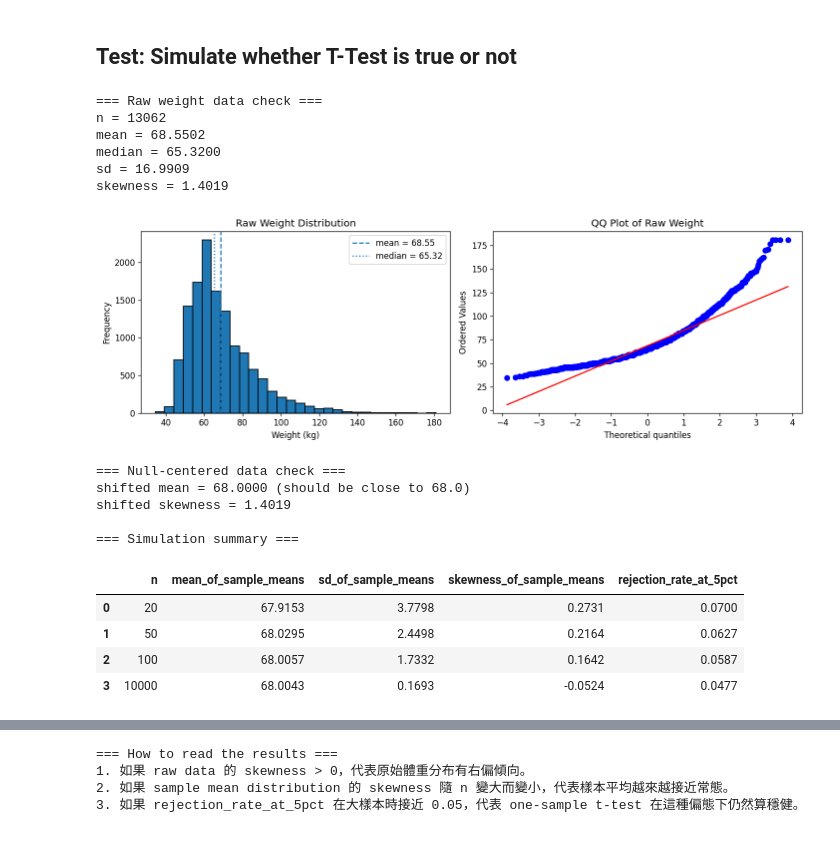
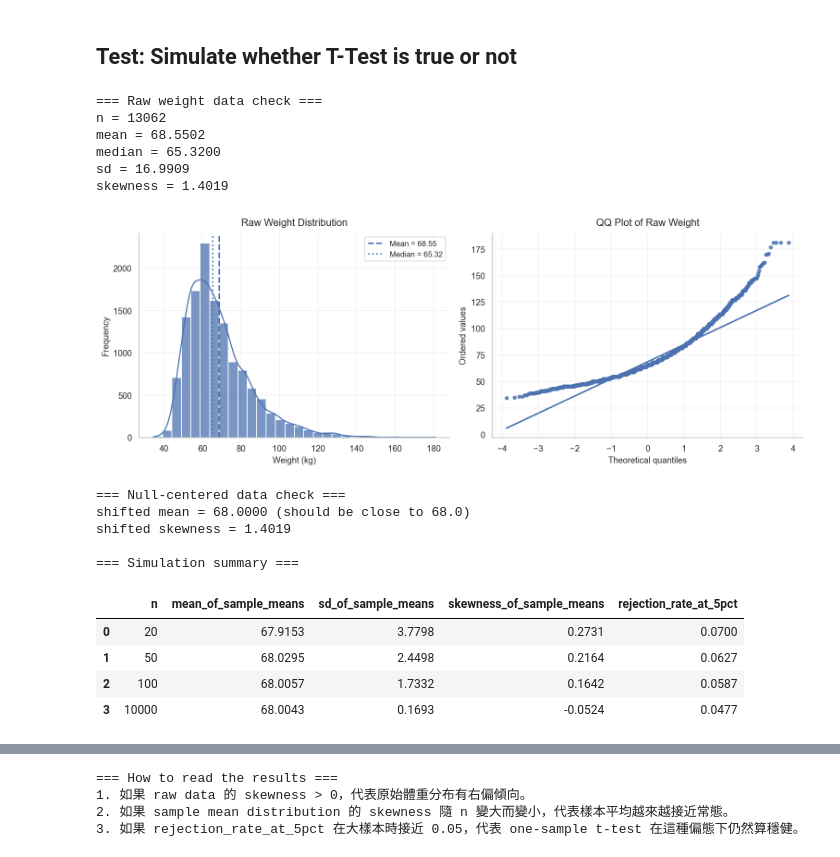
Before and after one commit to asd854026/2026-Spring-Stat2-Cycle2, a Jupyter notebook: notebooks/02_ContinueVariable_eda.ipynb, the cells around one changed output, grey strips where cells are left out. Cells and saved outputs as stored; diff of their text form; code cells hidden in the pictures.

```diff
--- a/notebooks/02_ContinueVariable_eda.ipynb
+++ b/notebooks/02_ContinueVariable_eda.ipynb
@@ -4,11 +4,15 @@
 ## 1. Data
 # %%
 from pathlib import Path
+import numpy as np
 import pandas as pd
+import seaborn as sns
 import matplotlib.pyplot as plt
 from IPython.display import display, Markdown
+from scipy import stats
 
 plt.rcParams['figure.dpi'] = 120
+sns.set_theme(style="whitegrid", context="notebook")
 
 ROOT = Path.cwd().resolve().parent
 PROCESSED_PATH = ROOT / "data" / "processed" / "yrbs_selected_cleaned.csv"
@@ -226,11 +106,19 @@ outlier_table = pd.DataFrame({
 outlier_table.to_csv(TAB_DIR / "02_weight_outlier_check.csv", index=False)
 display(outlier_table)
 
-plt.figure(figsize=(7, 2.8))
-plt.boxplot(w, vert=False)
-plt.title("Weight Boxplot")
-plt.xlabel("Weight (kg)")
+sns.set_theme(style="whitegrid", context="notebook")
+
+plt.figure(figsize=(8, 3.2))
+sns.boxplot(x=w, width=0.35)
+
+plt.axvline(w.mean(), linestyle="--", linewidth=2, label=f"Mean = {w.mean():.2f}")
+plt.axvline(w.median(), linestyle=":", linewidth=2, label=f"Median = {w.median():.2f}")
+
+plt.title("Weight Boxplot", fontsize=13, pad=10)
+plt.xlabel("Weight (kg)", fontsize=11)
+plt.legend(frameon=True, fontsize=9)
 plt.tight_layout()
+
 plt.savefig(FIG_DIR / "02_weight_boxplot.png", bbox_inches="tight")
 plt.show()
 # %% [output]
@@ -293,16 +169,11 @@ Together, these two figures suggest a **slight positive association** between th
 # %% [markdown]
 ## Test: Simulate whether T-Test is true or not
 # %%
-import numpy as np
-import pandas as pd
-import matplotlib.pyplot as plt
-from scipy import stats
-
 # ===== 0. 讀取你目前已清理好的體重資料 =====
 w = processed[CONT_VAR].dropna().to_numpy(dtype=float)
-mu0 = 68.0   # 這裡就是 68.0
+mu0 = 68.0
 alpha = 0.05
-B = 3000         # 模擬次數，可改成 5000 但會慢一些
+B = 3000
 sample_sizes = [20, 50, 100, 10000]
 
 print("=== Raw weight data check ===")
@@ -312,25 +183,36 @@ print(f"median = {np.median(w):.4f}")
 print(f"sd = {w.std(ddof=1):.4f}")
 print(f"skewness = {stats.skew(w, bias=False):.4f}")
 
-# ===== 1. 看原始分布：直方圖 + QQ plot =====
-fig, axes = plt.subplots(1, 2, figsize=(12, 4))
+# ===== 1. 原始分布：Histogram + QQ plot =====
+fig, axes = plt.subplots(1, 2, figsize=(13, 4.8))
 
-axes[0].hist(w, bins=30, edgecolor="black")
-axes[0].axvline(w.mean(), linestyle="--", label=f"mean = {w.mean():.2f}")
-axes[0].axvline(np.median(w), linestyle=":", label=f"median = {np.median(w):.2f}")
-axes[0].set_title("Raw Weight Distribution")
-axes[0].set_xlabel("Weight (kg)")
-axes[0].set_ylabel("Frequency")
-axes[0].legend()
+# Histogram
+sns.histplot(w, bins=30, kde=True, alpha=0.75, ax=axes[0])
+axes[0].axvline(w.mean(), linestyle="--", linewidth=2, label=f"Mean = {w.mean():.2f}")
+axes[0].axvline(np.median(w), linestyle=":", linewidth=2, label=f"Median = {np.median(w):.2f}")
+axes[0].set_title("Raw Weight Distribution", fontsize=13, pad=10)
+axes[0].set_xlabel("Weight (kg)", fontsize=11)
+axes[0].set_ylabel("Frequency", fontsize=11)
+axes[0].legend(frameon=True, fontsize=10)
+axes[0].grid(alpha=0.25)
 
-stats.probplot(w, dist="norm", plot=axes[1])
-axes[1].set_title("QQ Plot of Raw Weight")
+# QQ plot（自己畫，比 probplot 的預設好看）
+theoretical_q, ordered_vals = stats.probplot(w, dist="norm", fit=False)
+slope, intercept, _ = stats.probplot(w, dist="norm")[1]
 
+axes[1].scatter(theoretical_q, ordered_vals, s=18, alpha=0.8)
+xline = np.linspace(min(theoretical_q), max(theoretical_q), 200)
+axes[1].plot(xline, slope * xline + intercept, linewidth=2)
+axes[1].set_title("QQ Plot of Raw Weight", fontsize=13, pad=10)
+axes[1].set_xlabel("Theoretical quantiles", fontsize=11)
+axes[1].set_ylabel("Ordered values", fontsize=11)
+axes[1].grid(alpha=0.25)
+
+sns.despine()
 plt.tight_layout()
 plt.show()
 
 # ===== 2. 建立「保留原始形狀，但真實平均數等於 mu0」的資料 =====
-# 目的：模擬在 H0 成立時，t-test 的拒絕率是否接近 0.05
 w_null = w - w.mean() + mu0
 
 print("\n=== Null-centered data check ===")
@@ -359,42 +241,48 @@ for n in sample_sizes:
         "mean_of_sample_means": means.mean(),
         "sd_of_sample_means": means.std(ddof=1),
         "skewness_of_sample_means": stats.skew(means, bias=False),
         "rejection_rate_at_5pct": (pvals < alpha).mean()
     })
 
 results_df = pd.DataFrame(results)
 print("\n=== Simulation summary ===")
 display(results_df.round(4))
 
-# ===== 4. 看不同樣本數下，樣本平均分布的形狀 =====
-fig, axes = plt.subplots(2, 2, figsize=(12, 8))
+# ===== 4. 不同樣本數下，樣本平均分布 =====
+fig, axes = plt.subplots(2, 2, figsize=(13, 8.5))
 axes = axes.ravel()
 
 for ax, n in zip(axes, sample_sizes):
     means = sample_means_dict[n]
-    ax.hist(means, bins=30, edgecolor="black")
-    ax.axvline(mu0, linestyle="--", label=f"mu0 = {mu0}")
-    ax.set_title(f"Sampling Distribution of Mean (n = {n})")
-    ax.set_xlabel("Sample mean")
-    ax.set_ylabel("Frequency")
-    ax.legend()
+    sns.histplot(means, bins=28, kde=True, alpha=0.75, ax=ax)
+    ax.axvline(mu0, linestyle="--", linewidth=2, label=f"mu0 = {mu0:.1f}")
+    ax.set_title(
+        f"Sampling Distribution of Mean (n = {n})\nSkewness = {stats.skew(means, bias=False):.3f}",
+        fontsize=11,
+        pad=8
+    )
+    ax.set_xlabel("Sample mean", fontsize=10)
+    ax.set_ylabel("Frequency", fontsize=10)
+    ax.legend(frameon=True, fontsize=9)
+    ax.grid(alpha=0.25)
 
+sns.despine()
 plt.tight_layout()
 plt.show()
 
 # ===== 5. 簡短文字解讀 =====
 print("\n=== How to read the results ===")
 print("1. 如果 raw data 的 skewness > 0，代表原始體重分布有右偏傾向。")
 print("2. 如果 sample mean distribution 的 skewness 隨 n 變大而變小，代表樣本平均越來越接近常態。")
 print("3. 如果 rejection_rate_at_5pct 在大樣本時接近 0.05，代表 one-sample t-test 在這種偏態下仍然算穩健。")
 # %% [output]
 === Raw weight data check ===
 n = 13062
 mean = 68.5502
 median = 65.3200
 sd = 16.9909
 skewness = 1.4019
-[figure, old version]
+[figure, new version]
 === Null-centered data check ===
 shifted mean = 68.0000 (should be close to 68.0)
 shifted skewness = 1.4019
```
Also changed, not shown: parts of 11 cells of this notebook, 15 other files.
